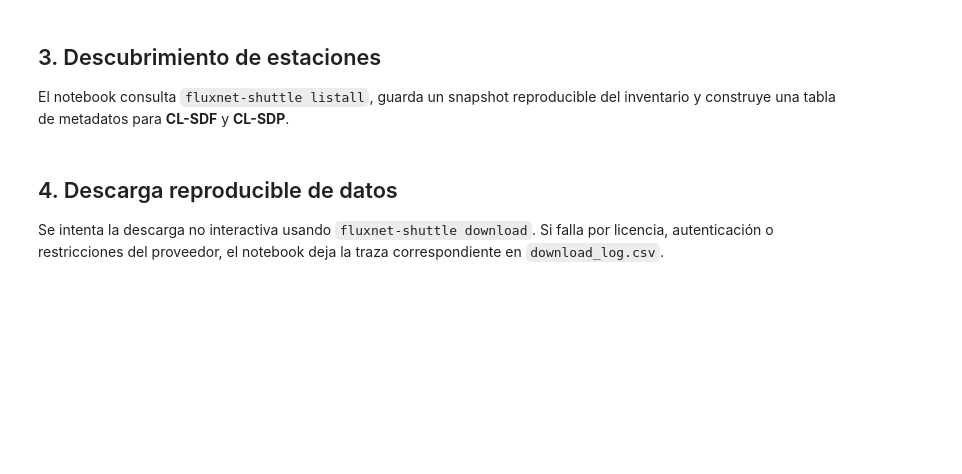
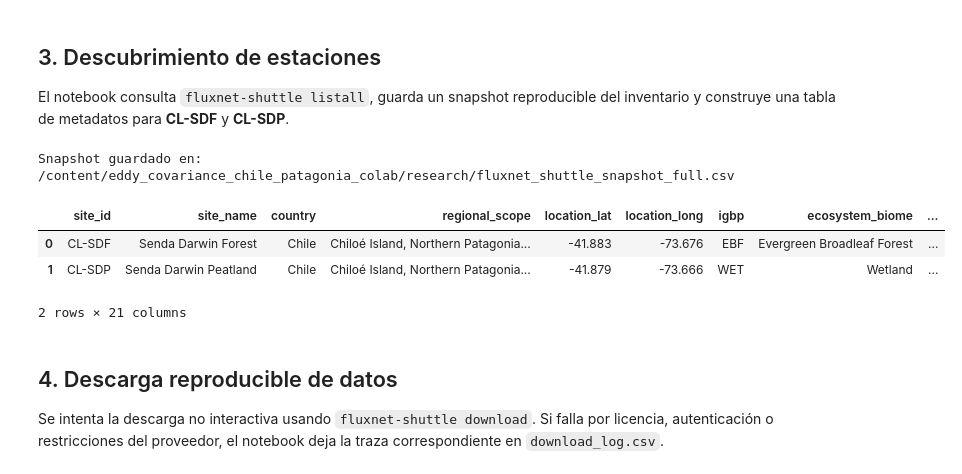
Before and after one commit to djwillichile/eddy-patagonia-colab, a Jupyter notebook: eddy_covariance_pipeline_colab.ipynb, the cells around one changed output. Cells and saved outputs as stored; diff of their text form; code cells hidden in the pictures; blank space fills up the shorter version.

```diff
--- a/eddy_covariance_pipeline_colab.ipynb
+++ b/eddy_covariance_pipeline_colab.ipynb
@@ -165,13 +171,29 @@ def write_csv_to_project_locations(df: pd.DataFrame, filename: str) -> None:
 
 def discover_fluxnet_snapshot() -> tuple[pd.DataFrame, Path]:
     result = run_command(["fluxnet-shuttle", "listall"], check=True)
-    snapshot_text = result.stdout.strip()
-    if not snapshot_text:
-        raise RuntimeError("fluxnet-shuttle listall no devolvió contenido utilizable.")
-    snapshot_path = RESEARCH_DIR / "fluxnet_shuttle_snapshot_full.csv"
-    snapshot_path.write_text(snapshot_text + "\n", encoding="utf-8")
-    snapshot_df = pd.read_csv(io.StringIO(snapshot_text))
-    return snapshot_df, snapshot_path
+    full_output_lines = result.stdout.strip().splitlines()
+
+    snapshot_file_path = None
+    for line in full_output_lines:
+        if "Wrote FLUXNET dataset snapshot to" in line and line.endswith(".csv"):
+            # Extract the path, typically the last word in the sentence
+            parts = line.split(" to ")
+            if len(parts) > 1:
+                snapshot_file_path_str = parts[-1].strip()
+                # Remove quotes if present, sometimes paths are quoted
+                snapshot_file_path_str = snapshot_file_path_str.strip("'\"")
+                snapshot_file_path = Path(snapshot_file_path_str)
+                break
+
+    if snapshot_file_path is None or not snapshot_file_path.exists():
+        raise RuntimeError("No se encontró la ruta al archivo snapshot CSV en la salida de fluxnet-shuttle listall o el archivo no existe.")
+
+    # Copy the generated snapshot to the RESEARCH_DIR for reproducibility
+    target_snapshot_path = RESEARCH_DIR / "fluxnet_shuttle_snapshot_full.csv"
+    shutil.copy2(snapshot_file_path, target_snapshot_path)
+
+    snapshot_df = pd.read_csv(snapshot_file_path)
+    return snapshot_df, target_snapshot_path
 
 def build_station_metadata(snapshot_df: pd.DataFrame) -> pd.DataFrame:
     filtered = snapshot_df[snapshot_df["site_id"].isin(TARGET_SITES)].copy()
@@ -181,33 +203,39 @@ def build_station_metadata(snapshot_df: pd.DataFrame) -> pd.DataFrame:
 
     filtered["country"] = filtered["site_id"].map(lambda s: SITE_CONTEXT[s]["country"])
     filtered["regional_scope"] = filtered["site_id"].map(lambda s: SITE_CONTEXT[s]["regional_scope"])
     filtered["ecosystem_biome"] = filtered["igbp"].map(IGBP_TO_BIOME).fillna(filtered["igbp"])
     filtered["ecosystem_note"] = filtered["site_id"].map(lambda s: SITE_CONTEXT[s]["ecosystem_note"])
     filtered["temporal_period_available"] = filtered["first_year"].astype("Int64").astype(str) + "-" + filtered["last_year"].astype("Int64").astype(str)
     filtered["download_availability"] = filtered["download_link"].notna().map({True: "available", False: "unknown"})
     filtered["access_type"] = filtered["site_id"].map(lambda s: SITE_CONTEXT[s]["access_type"])
     filtered["access_method"] = filtered["site_id"].map(lambda s: SITE_CONTEXT[s]["access_method"])
     filtered["official_validation_source"] = filtered["product_citation"].fillna("AmeriFlux / FLUXNET metadata via fluxnet-shuttle")
 
     ordered_cols = [
         "site_id", "site_name", "country", "regional_scope", "location_lat", "location_long",
         "igbp", "ecosystem_biome", "ecosystem_note", "network", "first_year", "last_year",
         "temporal_period_available", "download_availability", "access_type", "access_method",
         "download_link", "fluxnet_product_name", "product_id", "oneflux_code_version",
         "official_validation_source",
     ]
     return filtered[ordered_cols].sort_values("site_id").reset_index(drop=True)
 
 snapshot_df, snapshot_path = discover_fluxnet_snapshot()
 stations_metadata = build_station_metadata(snapshot_df)
 write_csv_to_project_locations(stations_metadata, "stations_metadata.csv")
 
 stations_metadata[["site_id", "site_name", "country", "network", "first_year", "last_year", "fluxnet_product_name"]].to_csv(
     RESEARCH_DIR / "fluxnet_shuttle_snapshot_seed_sites.csv", index=False
 )
 
 print(f"Snapshot guardado en: {snapshot_path}")
 display(stations_metadata)
+# %% [output]
+Snapshot guardado en: /content/eddy_covariance_chile_patagonia_colab/research/fluxnet_shuttle_snapshot_full.csv
+|  | site_id | site_name | country | regional_scope | location_lat | location_long | igbp | ecosystem_biome | ... |
+| 0 | CL-SDF | Senda Darwin Forest | Chile | Chiloé Island, Northern Patagonia... | -41.883 | -73.676 | EBF | Evergreen Broadleaf Forest | ... |
+| 1 | CL-SDP | Senda Darwin Peatland | Chile | Chiloé Island, Northern Patagonia... | -41.879 | -73.666 | WET | Wetland | ... |
+2 rows × 21 columns
 # %% [markdown]
 ## 4. Descarga reproducible de datos
 
```
Also changed, not shown: parts of 2 cells of this notebook.
